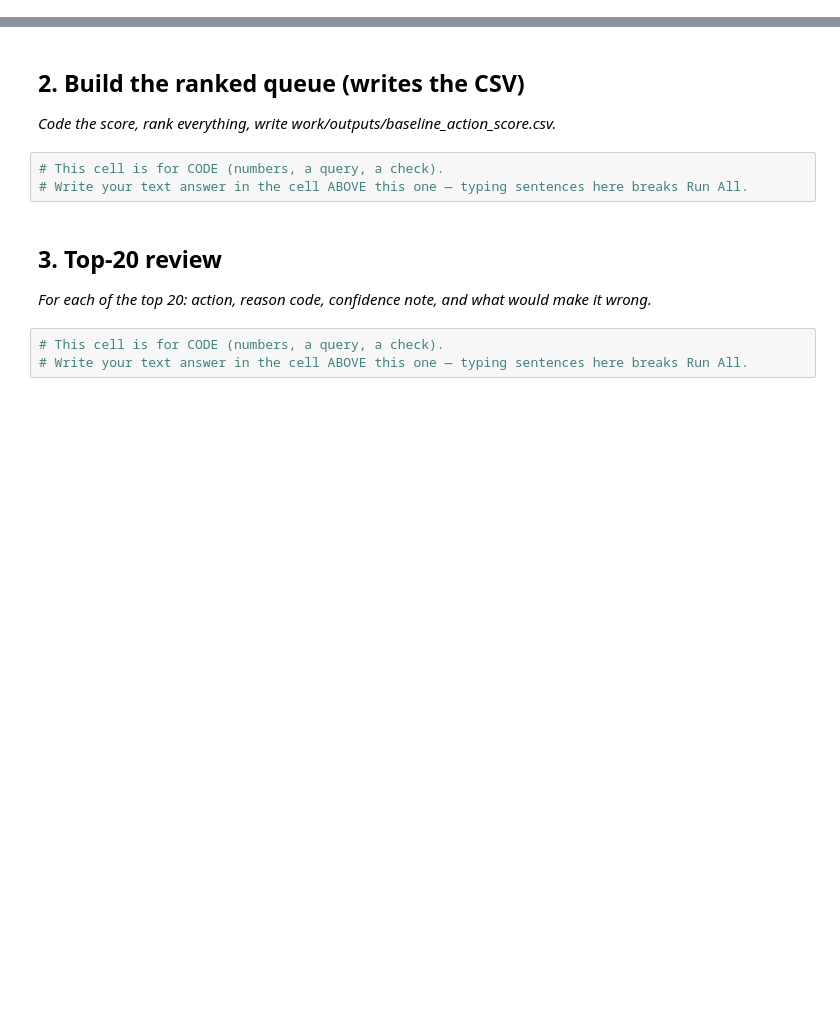
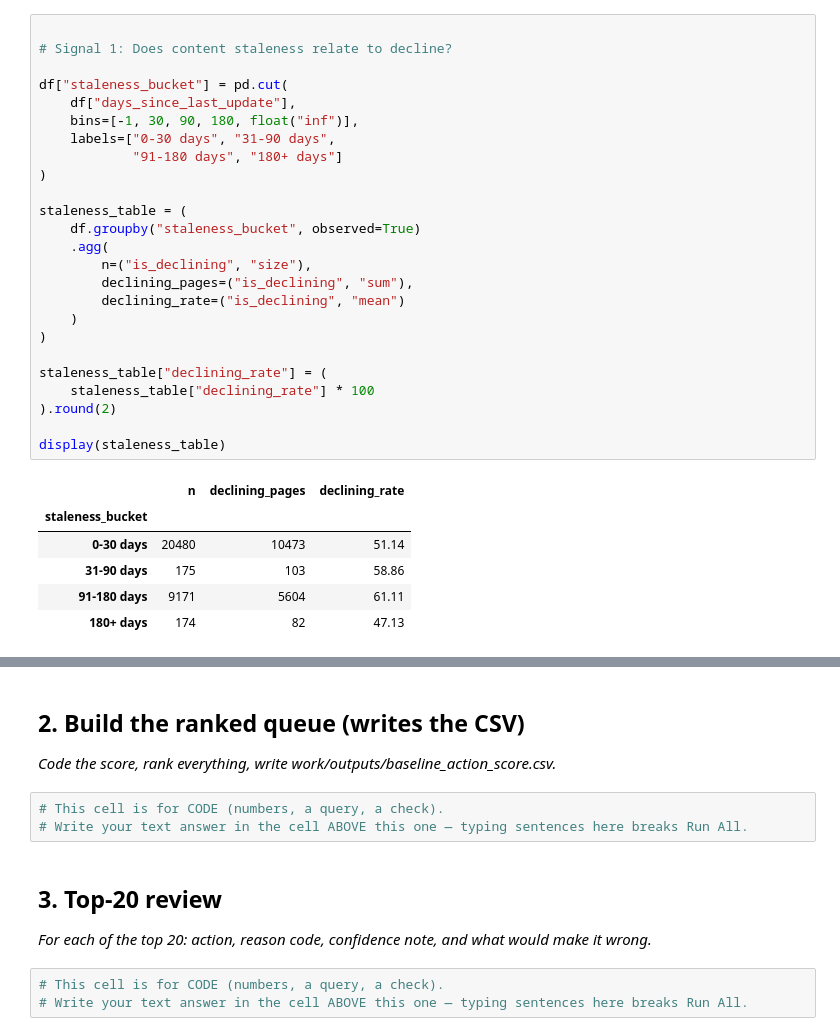
Before and after one commit to Ladinski/flyrank-ml-internship, a Jupyter notebook: work/notebooks/w04_baseline_score.ipynb, the cells around one changed output, grey strips where cells are left out. Cells and saved outputs as stored; diff of their text form; blank space fills up the shorter version.

```diff
--- a/work/notebooks/w04_baseline_score.ipynb
+++ b/work/notebooks/w04_baseline_score.ipynb
@@ -15,0 +84,32 @@ This skeleton is yours to fill. Work the sections **in order** — each one has
+# %%
+
+# Signal 1: Does content staleness relate to decline?
+
+df["staleness_bucket"] = pd.cut(
+    df["days_since_last_update"],
+    bins=[-1, 30, 90, 180, float("inf")],
+    labels=["0-30 days", "31-90 days",
+            "91-180 days", "180+ days"]
+)
+
+staleness_table = (
+    df.groupby("staleness_bucket", observed=True)
+    .agg(
+        n=("is_declining", "size"),
+        declining_pages=("is_declining", "sum"),
+        declining_rate=("is_declining", "mean")
+    )
+)
+
+staleness_table["declining_rate"] = (
+    staleness_table["declining_rate"] * 100
+).round(2)
+
+display(staleness_table)
+# %% [output]
+|  | n | declining_pages | declining_rate |
+| staleness_bucket |  |  |  |
+| 0-30 days | 20480 | 10473 | 51.14 |
+| 31-90 days | 175 | 103 | 58.86 |
+| 91-180 days | 9171 | 5604 | 61.11 |
+| 180+ days | 174 | 82 | 47.13 |
```
Also changed, not shown: parts of 12 cells of this notebook.
